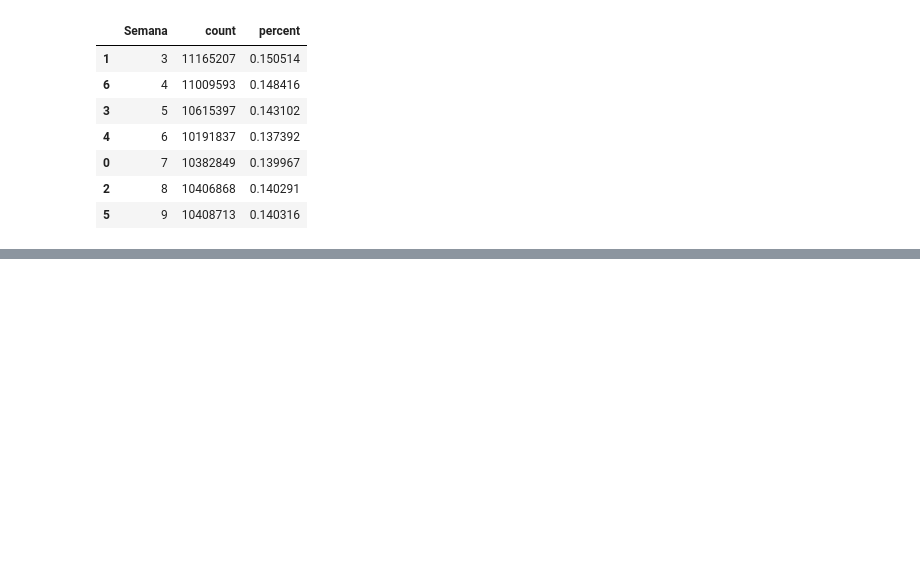
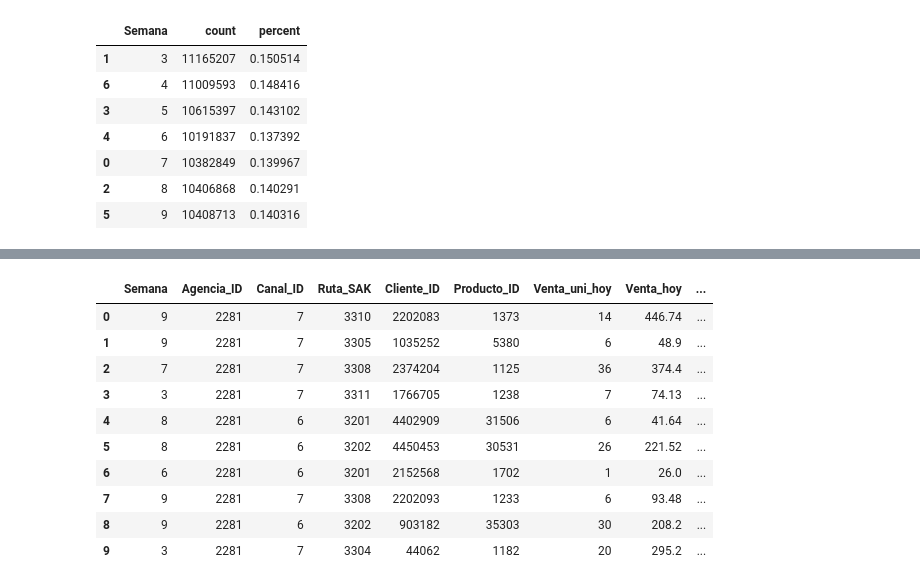
Before and after one commit to brunotagoncalves/bimbo-compassers, a Jupyter notebook: kaggle_api_1st_read.ipynb, the cells around one changed output, grey strips where cells are left out. Drawn from its saved outputs; the diff is of its cells as text; code cells hidden in the pictures; blank space fills up the shorter version.

```diff
--- a/kaggle_api_1st_read.ipynb
+++ b/kaggle_api_1st_read.ipynb
@@ -164,0 +280,21 @@ g_df_Semana.sort_values('Semana')
+# %%
+spark.sql("""
+SELECT *
+  ,SUM(Demanda_uni_equil) OVER (PARTITION BY Agencia_ID) SUM_Town_Demanda_uni_equil
+  ,SUM(Demanda_uni_equil) OVER (PARTITION BY State) SUM_State_Demanda_uni_equil
+  ,AVG(Demanda_uni_equil) OVER (PARTITION BY Agencia_ID) AVG_Town_Demanda_uni_equil
+  ,AVG(Demanda_uni_equil) OVER (PARTITION BY State) AVG_State_Demanda_uni_equil
+FROM tabelao_sample
+""").limit(10).toPandas()
+# %% [output]
+|  | Semana | Agencia_ID | Canal_ID | Ruta_SAK | Cliente_ID | Producto_ID | Venta_uni_hoy | Venta_hoy | ... |
+| 0 | 9 | 2281 | 7 | 3310 | 2202083 | 1373 | 14 | 446.74 | ... |
+| 1 | 9 | 2281 | 7 | 3305 | 1035252 | 5380 | 6 | 48.9 | ... |
+| 2 | 7 | 2281 | 7 | 3308 | 2374204 | 1125 | 36 | 374.4 | ... |
+| 3 | 3 | 2281 | 7 | 3311 | 1766705 | 1238 | 7 | 74.13 | ... |
+| 4 | 8 | 2281 | 6 | 3201 | 4402909 | 31506 | 6 | 41.64 | ... |
+| 5 | 8 | 2281 | 6 | 3202 | 4450453 | 30531 | 26 | 221.52 | ... |
+| 6 | 6 | 2281 | 6 | 3201 | 2152568 | 1702 | 1 | 26.0 | ... |
+| 7 | 9 | 2281 | 7 | 3308 | 2202093 | 1233 | 6 | 93.48 | ... |
+| 8 | 9 | 2281 | 6 | 3202 | 903182 | 35303 | 30 | 208.2 | ... |
+| 9 | 3 | 2281 | 7 | 3304 | 44062 | 1182 | 20 | 295.2 | ... |
```
Also changed, not shown: parts of 28 cells of this notebook.
